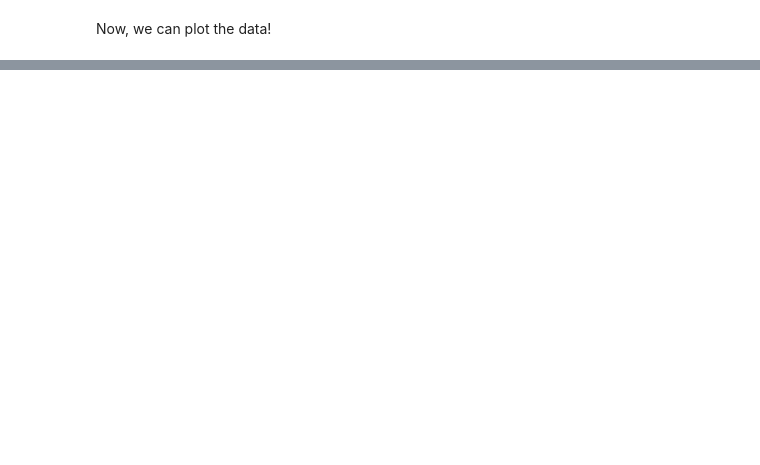
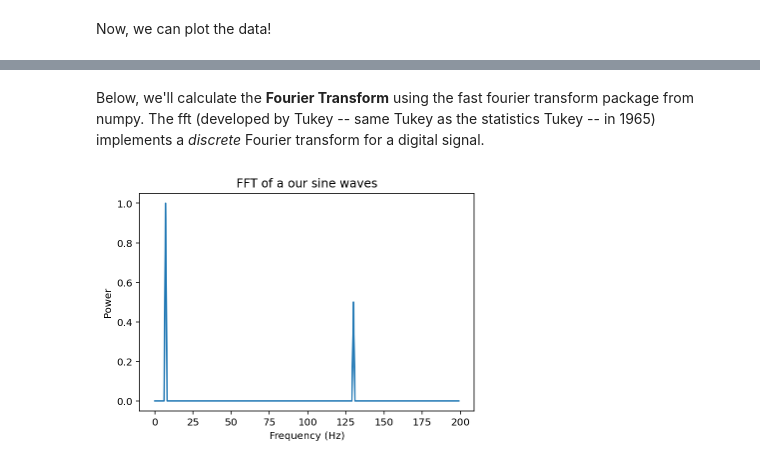
Before and after one commit to BIPN145/Utilities, a Jupyter notebook: analyzeEEGdata.ipynb, the cells around one changed output, grey strips where cells are left out. Drawn from its saved outputs; the diff is of its cells as text; code cells hidden in the pictures; blank space fills up the shorter version.

```diff
--- a/analyzeEEGdata.ipynb
+++ b/analyzeEEGdata.ipynb
@@ -224,0 +137,21 @@ If you want to run this code again on a different dataset (e.g., for eyes open i
+# %% [markdown]
+Below, we'll calculate the **Fourier Transform** using the fast fourier transform package from numpy. The fft (developed by Tukey -- same Tukey as the statistics Tukey -- in 1965) implements a _discrete_ Fourier transform for a digital signal.
+# %%
+# Calculate the fourier transform of complex signal
+fourier = np.fft.fft(combined_signal)/len(t) # Compute the fft, normalized by time
+
+# Find frequency values for the x axis
+nyq = f/2 # Determine the nyquist frequency
+
+# Create freq bins for plotting by creating a vector from 0 to nyquist
+# with as many points as in fft
+fx_bins = np.linspace(0,nyq,int(np.floor(len(sig1)/2))+1)
+
+# Plotting up to 200 Hz
+plt.plot(fx_bins[0:200],abs(fourier[0:200])) # Plot a select range of frequencies
+plt.ylabel('Power')
+plt.xlabel('Frequency (Hz)')
+plt.title('FFT of a our sine waves')
+plt.show()
+# %% [output]
+[figure, added]
```
Also changed, not shown: parts of 41 cells of this notebook, 1 other file.
